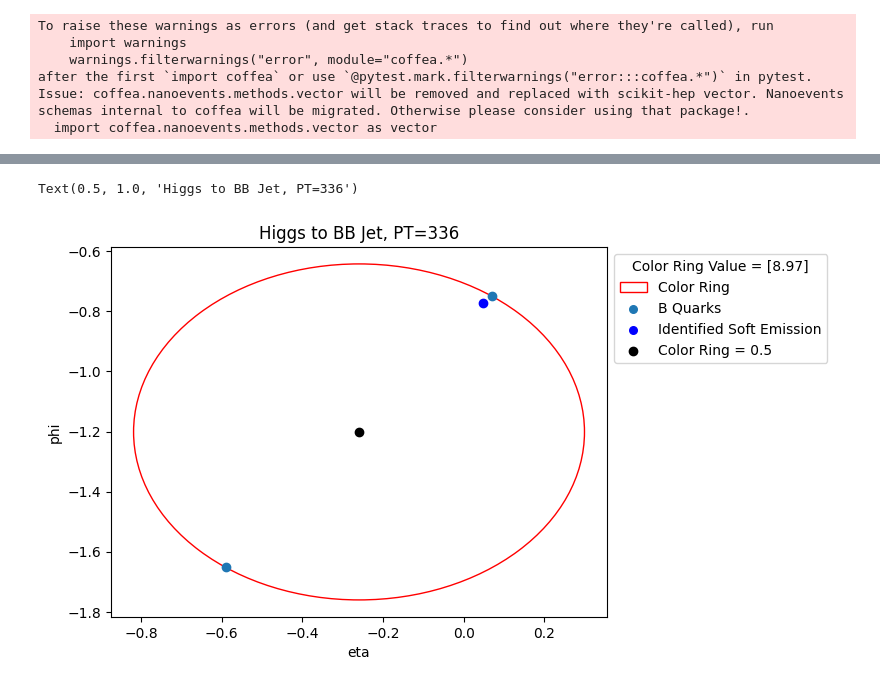
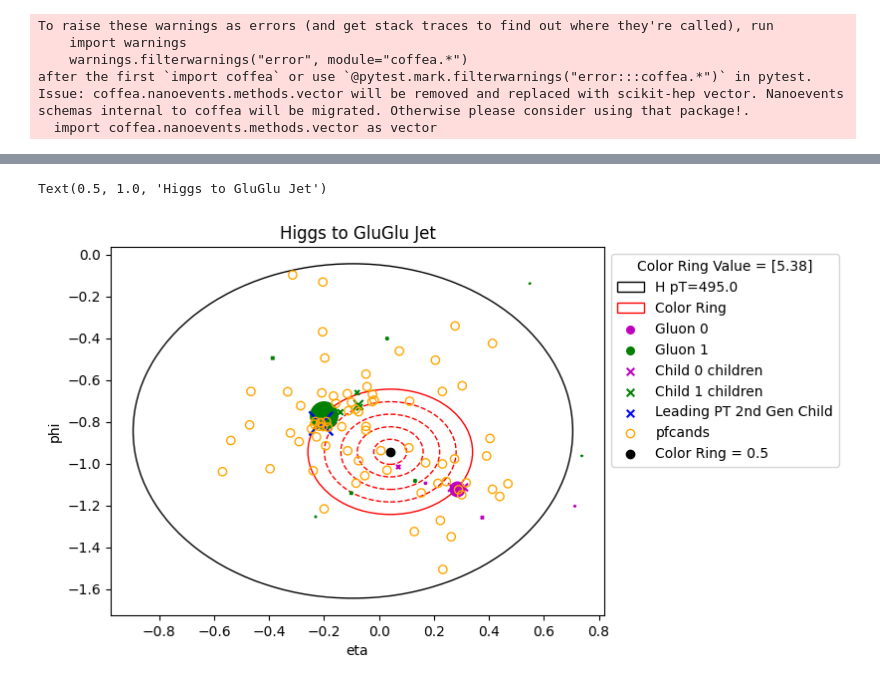
Before and after one commit to cmoore24-24/hgg, a Jupyter notebook: notebooks/genpart_work/genpart_colorring.ipynb, the cells around one changed output, grey strips where cells are left out. Drawn from its saved outputs; the diff is of its cells as text; code cells hidden in the pictures.

```diff
--- a/notebooks/genpart_work/genpart_colorring.ipynb
+++ b/notebooks/genpart_work/genpart_colorring.ipynb
@@ -95,8 +139,13 @@ uf_cr = ak.unflatten(
 # %%
-higgs = higgses[(higgses.pt>300) & (abs(higgses.phi)<1) & (abs(higgses.eta)<2.5)][10]
-phi0 = higgs.phi
-cr_index = higgs.event
 xy = np.array([higgs.children.eta, higgs.children.phi])
 midpoint_eta = (xy[0,0] + xy[0,1])/2
 midpoint_phi = (xy[1,0] + xy[1,1])/2
-radius = math.sqrt((xy[0,1] - xy[0,0])**2 + (xy[1,1] - xy[1,0])**2)/2
+radius = math.sqrt((xy[0,1] - xy[0,0])**2 + (xy[1,1] - xy[1,0])**2)/2 #distance formula to find color ring radius
+pt = higgs.children.children.pt
+#choose leading Pt second gen child
+biggest_2 = ak.argmax(pt, axis=1)
+use = ak.argmax(ak.Array([pt[0, biggest_2[0]], pt[1, biggest_2[1]]]))
+idx = biggest_2[use]
+largest_eta = higgs.children[use].children[idx].eta
+largest_phi = higgs.children[use].children[idx].phi
+largest_pt = higgs.children[use].children[idx].pt
@@ -117,24 +169,51 @@ largest_pt = higgs.children[use].children[idx].pt
+# %%
+pfcands_eta = higgs_fatjet.constituents.pf.eta
+pfcands_phi = higgs_fatjet.constituents.pf.phi
+# %%
+all_vals['idx'][cut][choose][0]
+pfcands_eta = pfcands_eta[all_vals['idx'][cut][choose][0]][0]
+pfcands_phi = pfcands_phi[all_vals['idx'][cut][choose][0]][0]
 # %%
+# Gen Particles and children, including the gluon
 fig,ax = plt.subplots()
-#ax.add_patch(plt.Circle((higgs.eta, higgs.phi), 0.8, facecolor="none", edgecolor="k", label=f"H pT={higgs.pt}"))
+ax.add_patch(plt.Circle((higgs.eta, higgs.phi), 0.8, facecolor="none", edgecolor="k", label=f"H pT={higgs.pt}"))
 ax.add_patch(plt.Circle((midpoint_eta, midpoint_phi), radius, facecolor='none', edgecolor='r', label='Color Ring'))
-ax.scatter(higgs.children.eta, higgs.children.phi,
-           #s=higgs.children.pt,
-           label="B Quarks")
-#ax.scatter(higgs.children[0].children.eta, higgs.children[0].children.phi, s=higgs.children[0].children.pt, marker="x", label="Child 0 children")
-#ax.scatter(higgs.children[1].children.eta, higgs.children[1].children.phi, s=higgs.children[1].children.pt, marker="x", label="Child 1 children")
+ax.add_patch(plt.Circle((midpoint_eta, midpoint_phi), 0.8*radius, facecolor='none', edgecolor='r', linestyle='--'))
+ax.add_patch(plt.Circle((midpoint_eta, midpoint_phi), 0.6*radius, facecolor='none', edgecolor='r', linestyle='--'))
+ax.add_patch(plt.Circle((midpoint_eta, midpoint_phi), 0.4*radius, facecolor='none', edgecolor='r', linestyle='--'))
+ax.add_patch(plt.Circle((midpoint_eta, midpoint_phi), 0.2*radius, facecolor='none', edgecolor='r', linestyle='--'))
+ax.scatter(higgs.children[0].eta, higgs.children[0].phi,
+           s=higgs.children[0].pt,
+           label="Gluon 0", color='m')
+ax.scatter(higgs.children[1].eta, higgs.children[1].phi,
+           s=higgs.children[1].pt,
+           label="Gluon 1", color='g')
+ax.scatter(higgs.children[0].children.eta, higgs.children[0].children.phi,
+           s=higgs.children[0].children.pt,
+           marker="x", label="Child 0 children", color='m')
+ax.scatter(higgs.children[1].children.eta, higgs.children[1].children.phi,
+           s=higgs.children[1].children.pt,
+           marker="x", label="Child 1 children", color='g')
 ax.scatter(largest_eta, largest_phi,
-           #s=largest_pt,
-           marker="o", color='b', label='Identified Soft Emission')
+           s=largest_pt,
+           marker="x", color='b', label='Leading PT 2nd Gen Child')
+# ax.scatter(glu_eta, glu_phi,
+#            #s=glu_pt,
+#            marker="o", color='k', label='Emitted Gluon',facecolors='none')
+ax.scatter(pfcands_eta, pfcands_phi,
+#            #s=glu_pt,
+            marker="o", color='orange', label='pfcands',facecolors='none')
 ax.scatter(midpoint_eta, midpoint_phi, label='Color Ring = 0.5', color='k')
-lgnd = ax.legend(bbox_to_anchor=(1,1), title='Color Ring Value = ' + str(uf_cr[cr_index]))
+lgnd = ax.legend(bbox_to_anchor=(1,1), title='Color Ring Value = ' + str(all_vals['cr'][cut][choose]))
 lgnd.legend_handles[1]._sizes = [30]
 lgnd.legend_handles[2]._sizes = [30]
-#lgnd.legend_handles[4]._sizes = [30]
-#lgnd.legend_handles[5]._sizes = [30]
+lgnd.legend_handles[3]._sizes = [30]
+lgnd.legend_handles[4]._sizes = [30]
+lgnd.legend_handles[5]._sizes = [30]
+lgnd.legend_handles[6]._sizes = [30]
 plt.xlabel('eta')
 plt.ylabel('phi')
-plt.title('Higgs to BB Jet, PT=336')
+plt.title('Higgs to GluGlu Jet')
 # %% [output]
-Text(0.5, 1.0, 'Higgs to BB Jet, PT=336')
+Text(0.5, 1.0, 'Higgs to GluGlu Jet')
-[figure, old version]
+[figure, new version]
```
Also changed, not shown: parts of 22 cells of this notebook, 9 other files.
